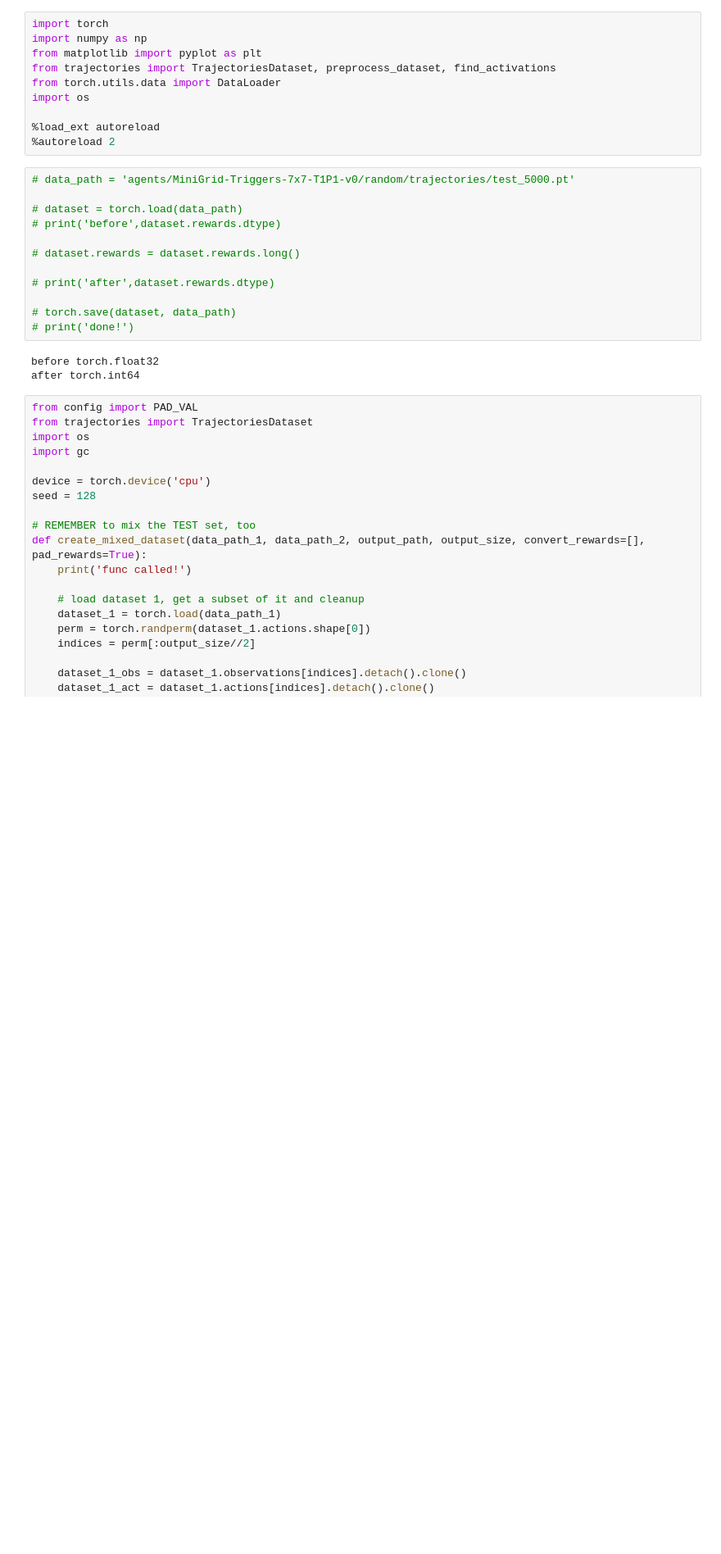
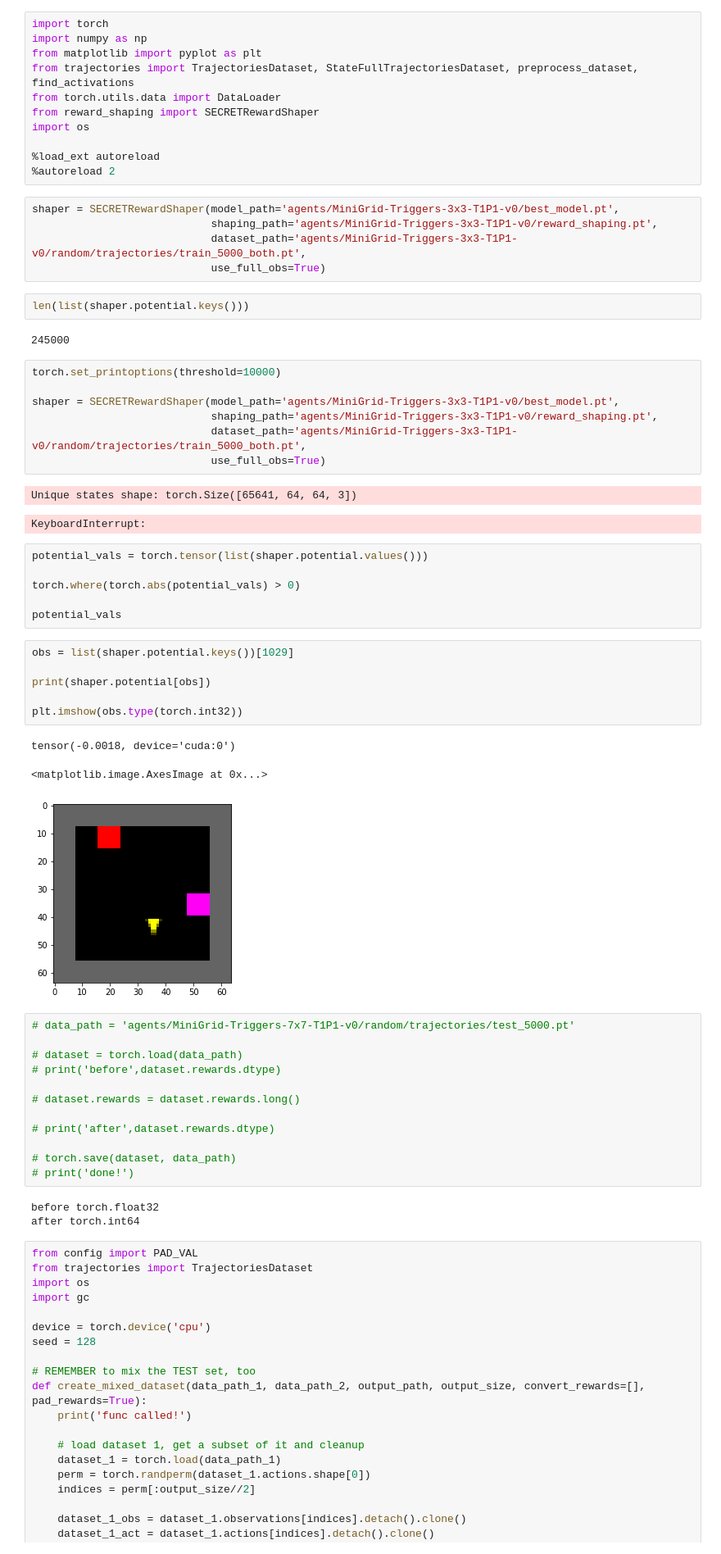
Before and after one commit to mbalesni/rl-secret, a Jupyter notebook: secret/notebooks/scratchpad.ipynb, the cells around one changed output. Shown at 82% size. Drawn from its saved outputs; the diff is of its cells as text; blank space fills up the shorter version.

```diff
--- a/scratchpad.ipynb
+++ b/secret/notebooks/scratchpad.ipynb
@@ -2,12 +2,48 @@
 import torch
 import numpy as np
 from matplotlib import pyplot as plt
-from trajectories import TrajectoriesDataset, preprocess_dataset, find_activations
+from trajectories import TrajectoriesDataset, StateFullTrajectoriesDataset, preprocess_dataset, find_activations
 from torch.utils.data import DataLoader
+from reward_shaping import SECRETRewardShaper
 import os
 
 %load_ext autoreload
 %autoreload 2
+# %%
+shaper = SECRETRewardShaper(model_path='agents/MiniGrid-Triggers-3x3-T1P1-v0/best_model.pt',
+                            shaping_path='agents/MiniGrid-Triggers-3x3-T1P1-v0/reward_shaping.pt',
+                            dataset_path='agents/MiniGrid-Triggers-3x3-T1P1-v0/random/trajectories/train_5000_both.pt',
+                            use_full_obs=True)
+# %%
+len(list(shaper.potential.keys()))
+# %% [output]
+245000
+# %%
+torch.set_printoptions(threshold=10000)
+
+shaper = SECRETRewardShaper(model_path='agents/MiniGrid-Triggers-3x3-T1P1-v0/best_model.pt',
+                            shaping_path='agents/MiniGrid-Triggers-3x3-T1P1-v0/reward_shaping.pt',
+                            dataset_path='agents/MiniGrid-Triggers-3x3-T1P1-v0/random/trajectories/train_5000_both.pt',
+                            use_full_obs=True)
+# %% [output]
+Unique states shape: torch.Size([65641, 64, 64, 3])
+KeyboardInterrupt:
+# %%
+potential_vals = torch.tensor(list(shaper.potential.values()))
+
+torch.where(torch.abs(potential_vals) > 0)
+
+potential_vals
+# %%
+obs = list(shaper.potential.keys())[1029]
+
+print(shaper.potential[obs])
+
+plt.imshow(obs.type(torch.int32))
+# %% [output]
+tensor(-0.0018, device='cuda:0')
+<matplotlib.image.AxesImage at 0x...>
+[figure, added]
 # %%
 # data_path = 'agents/MiniGrid-Triggers-7x7-T1P1-v0/random/trajectories/test_5000.pt'
 
```
Also changed, not shown: parts of 9 cells of this notebook, 20 other files.
